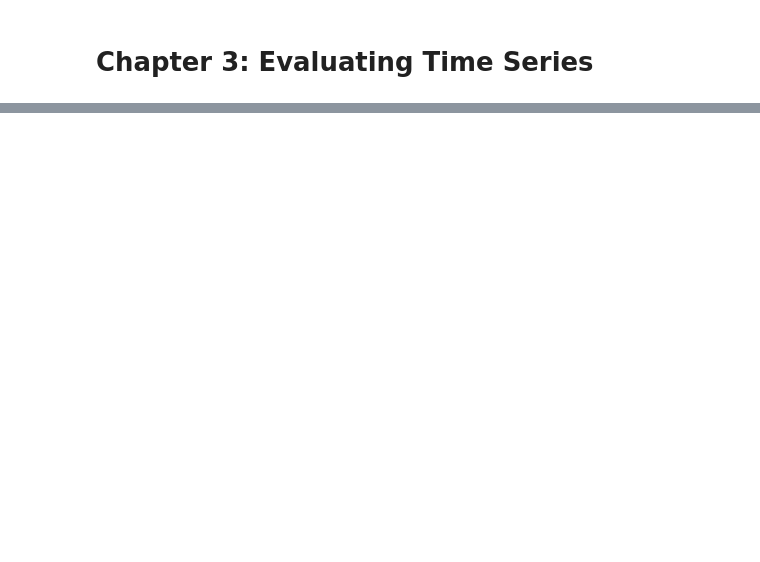
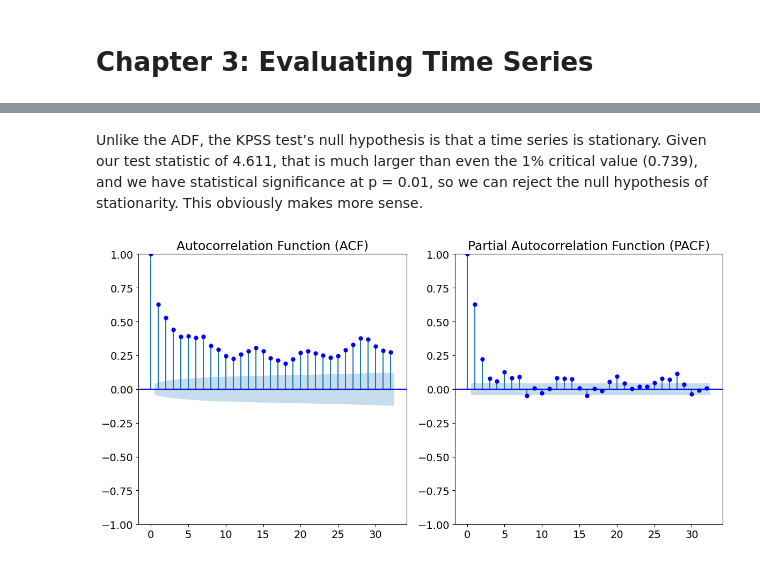
Before and after one commit to Brenden-Dean-Perry/TimeSeriesWithPyTorch, a Jupyter notebook: src/Notebooks/Chapter_3_EvaluatingTimeSeries.ipynb, the cells around one changed output, grey strips where cells are left out. Cells and saved outputs as stored; diff of their text form; code cells hidden in the pictures; blank space fills up the shorter version.

```diff
--- a/src/Notebooks/Chapter_3_EvaluatingTimeSeries.ipynb
+++ b/src/Notebooks/Chapter_3_EvaluatingTimeSeries.ipynb
@@ -28,0 +101,7 @@ panel_df = remove_tail(panel_df, drop_value=28).copy()
+# %% [markdown]
+Unlike the ADF, the KPSS test’s null hypothesis is that a time series is stationary. Given our test statistic of 4.611, that is much larger than even the 1% critical value (0.739), and we have statistical significance at p = 0.01, so we can reject the null hypothesis of stationarity. This obviously makes more sense.
+# %%
+from Utilities.Charting import plot_paired_autocorrelation_factors
+plot_paired_autocorrelation_factors(series_df, 'sold', lags=32)
+# %% [output]
+[figure, added]
```
Also changed, not shown: parts of 20 cells of this notebook, 10 other files.
